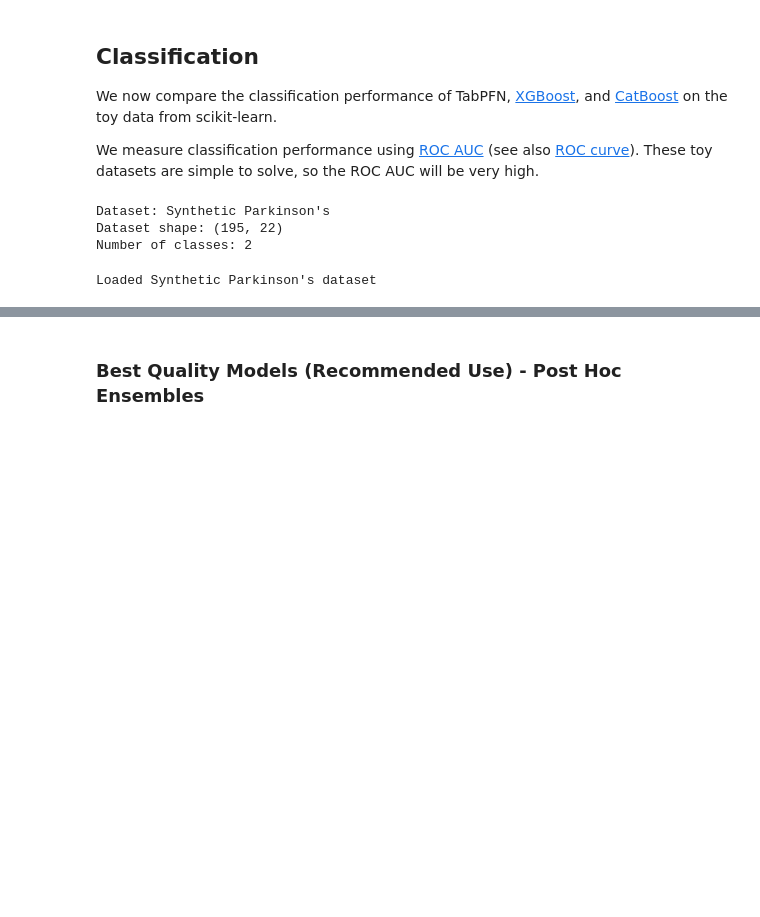
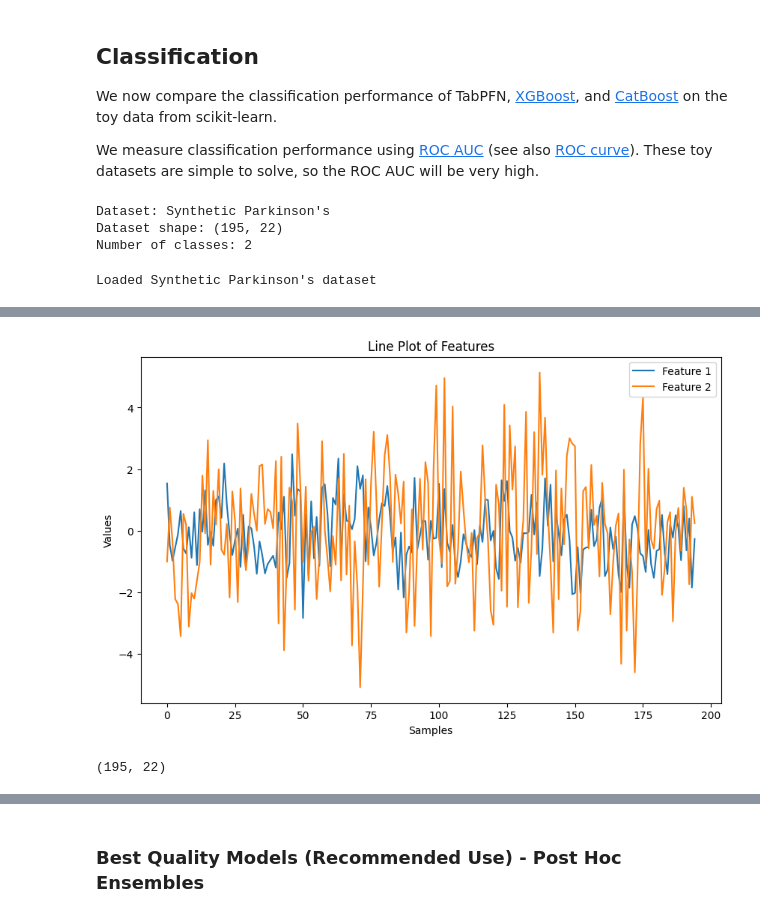
Before and after one commit to MMIV-ML/ELMED219-2025, a Jupyter notebook: Lab2-DL/notebooks/06-TabPFN-explore.ipynb, the cells around one changed output, grey strips where cells are left out. Saved outputs shown, nothing was run; the diff lists cells and outputs as text; code cells hidden in the pictures; blank space fills up the shorter version.

```diff
--- a/Lab2-DL/notebooks/06-TabPFN-explore.ipynb
+++ b/Lab2-DL/notebooks/06-TabPFN-explore.ipynb
@@ -445,3 +469,19 @@ Loaded Synthetic Parkinson's dataset
+# %%
+# Make lineplot of some data with their labels
+plt.figure(figsize=(10, 6))
+plt.plot(X[:, 0], label='Feature 1')
+plt.plot(X[:, 1], label='Feature 2')
+plt.xlabel('Samples')
+plt.ylabel('Values')
+plt.title('Line Plot of Features')
+plt.legend()
+plt.show()
+# %% [output]
+[figure, added]
+# %%
+X.shape
+# %% [output]
+(195, 22)
 # %%
 %%time
 # Parkinson's Disease dataset: Predict Parkinson's disease presence
```
Also changed, not shown: parts of 15 cells of this notebook.
